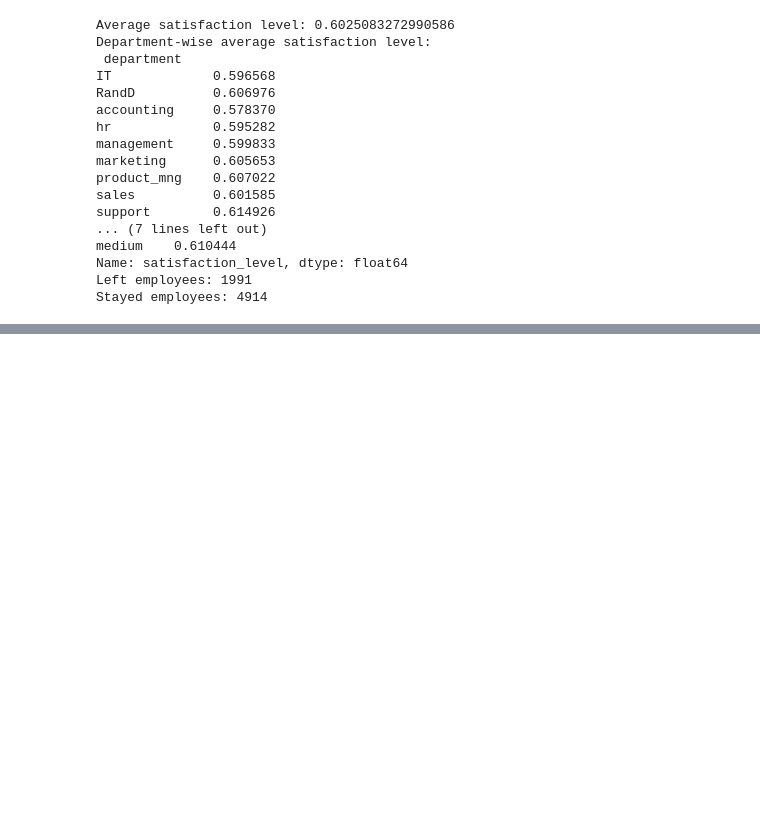
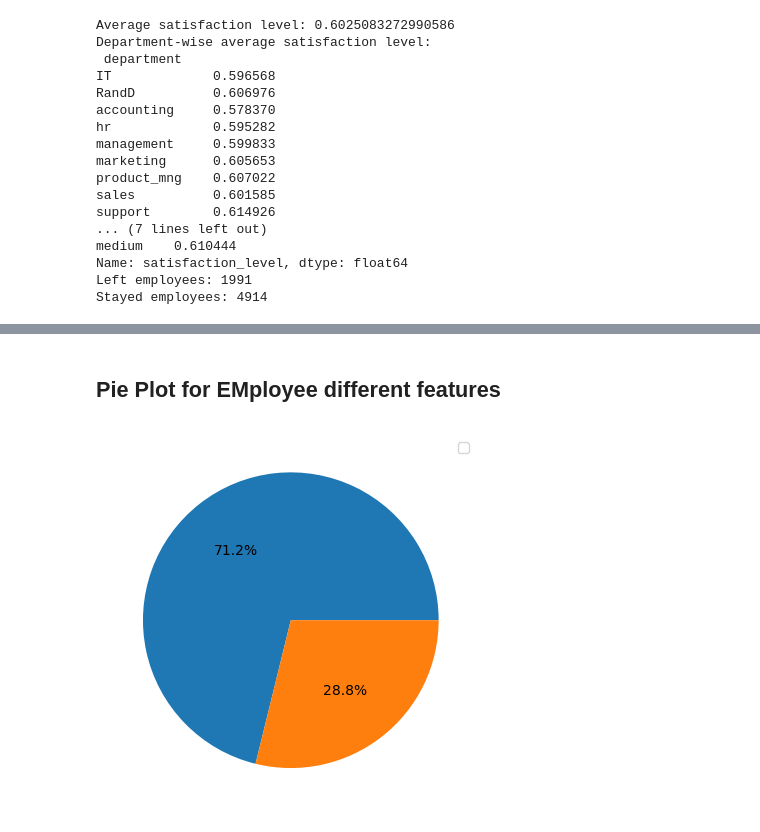
Before and after one commit to HarshRaut9945/Machine-Learning-Project, a Jupyter notebook: Job_Requirement/notebook/HR_Analysis.ipynb, the cells around one changed output, grey strips where cells are left out. Cells and saved outputs as stored; diff of their text form; code cells hidden in the pictures; blank space fills up the shorter version.

```diff
--- a/Job_Requirement/notebook/HR_Analysis.ipynb
+++ b/Job_Requirement/notebook/HR_Analysis.ipynb
@@ -97,0 +118,8 @@ Stayed employees: 4914
+# %% [markdown]
+## Pie Plot for EMployee different features
+# %%
+plt.pie(df['left'].value_counts(),autopct='%1.1f%%')
+plt.legend()
+plt.show()
+# %% [output]
+[figure, added]
```
Also changed, not shown: parts of 8 cells of this notebook, 8 other files.
